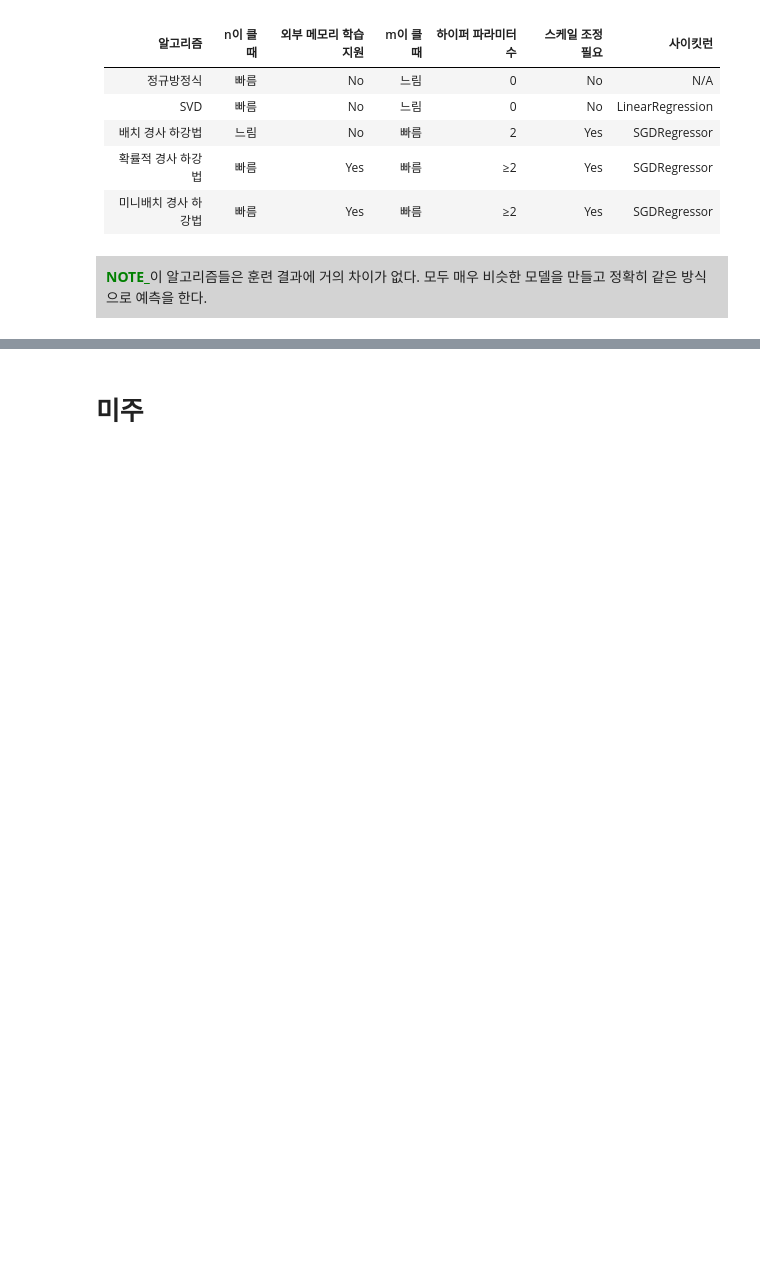
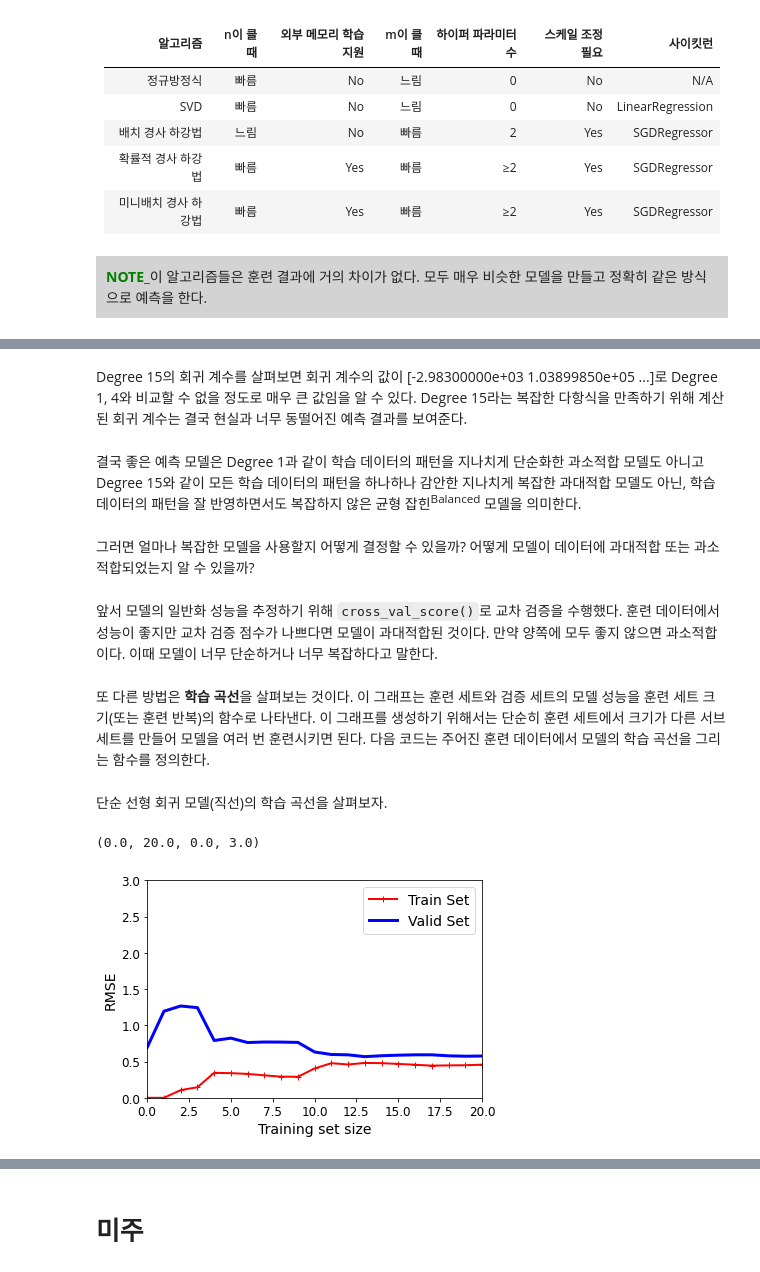
Before and after one commit to Sameta-cani/jwork, a Jupyter notebook: Regression.ipynb, the cells around one changed output, grey strips where cells are left out. Cells and saved outputs as stored; diff of their text form; code cells hidden in the pictures; blank space fills up the shorter version.

```diff
--- a/Regression.ipynb
+++ b/Regression.ipynb
@@ -968,0 +1168,10 @@ plt.show()
+# %% [markdown]
+Degree 15의 회귀 계수를 살펴보면 회귀 계수의 값이 [-2.98300000e+03 1.03899850e+05 ...]로 Degree 1, 4와 비교할 수 없을 정도로 매우 큰 값임을 알 수 있다. Degree 15라는 복잡한 다항식을 만족하기 위해 계산된 회귀 계수는 결국 현실과 너무 동떨어진 예측 결과를 보여준다.
+# %% [markdown]
+결국 좋은 예측 모델은 Degree 1과 같이 학습 데이터의 패턴을 지나치게 단순화한 과소적합 모델도 아니고 Degree 15와 같이 모든 학습 데이터의 패턴을 하나하나 감안한 지나치게 복잡한 과대적합 모델도 아닌, 학습 데이터의 패턴을 잘 반영하면서도 복잡하지 않은 균형 잡힌<sup>Balanced</sup> 모델을 의미한다.
+# %% [markdown]
+그러면 얼마나 복잡한 모델을 사용할지 어떻게 결정할 수 있을까? 어떻게 모델이 데이터에 과대적합 또는 과소적합되었는지 알 수 있을까?
+# %% [markdown]
+앞서 모델의 일반화 성능을 추정하기 위해 <code>cross_val_score()</code>로 교차 검증을 수행했다. 훈련 데이터에서 성능이 좋지만 교차 검증 점수가 나쁘다면 모델이 과대적합된 것이다. 만약 양쪽에 모두 좋지 않으면 과소적합이다. 이때 모델이 너무 단순하거나 너무 복잡하다고 말한다.
+# %% [markdown]
+또 다른 방법은 <b>학습 곡선</b>을 살펴보는 것이다. 이 그래프는 훈련 세트와 검증 세트의 모델 성능을 훈련 세트 크기(또는 훈련 반복)의 함수로 나타낸다. 이 그래프를 생성하기 위해서는 단순히 훈련 세트에서 크기가 다른 서브 세트를 만들어 모델을 여러 번 훈련시키면 된다. 다음 코드는 주어진 훈련 데이터에서 모델의 학습 곡선을 그리는 함수를 정의한다.
@@ -968,0 +1196,9 @@ plt.show()
+# %% [markdown]
+단순 선형 회귀 모델(직선)의 학습 곡선을 살펴보자.
+# %%
+lin_reg = LinearRegression()
+plot_learning_curve(lin_reg, X.reshape(-1, 1), y)
+plt.axis([0, 20, 0, 3])
+# %% [output]
+(0.0, 20.0, 0.0, 3.0)
+[figure, added]
```
Also changed, not shown: parts of 41 cells of this notebook, 5 other files.
